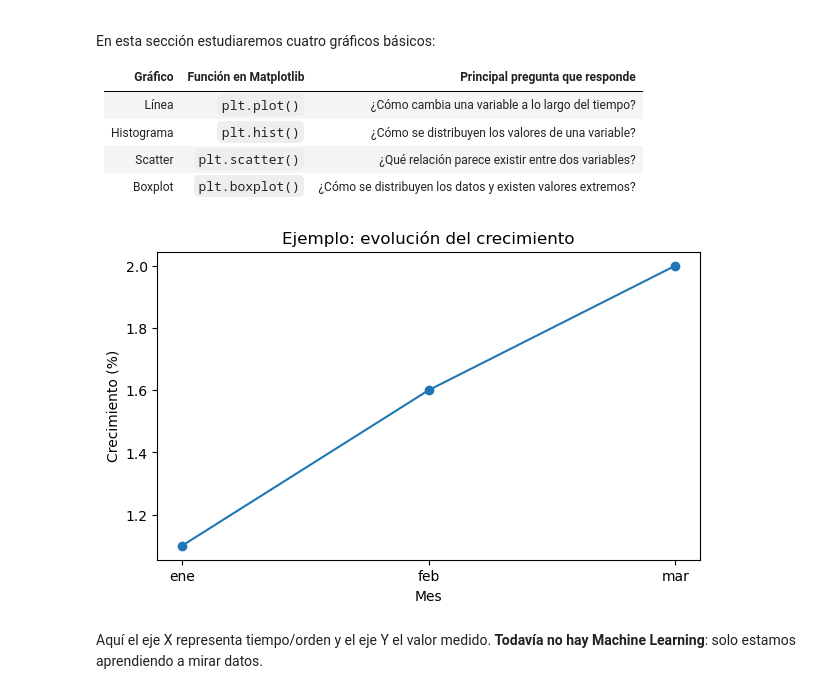
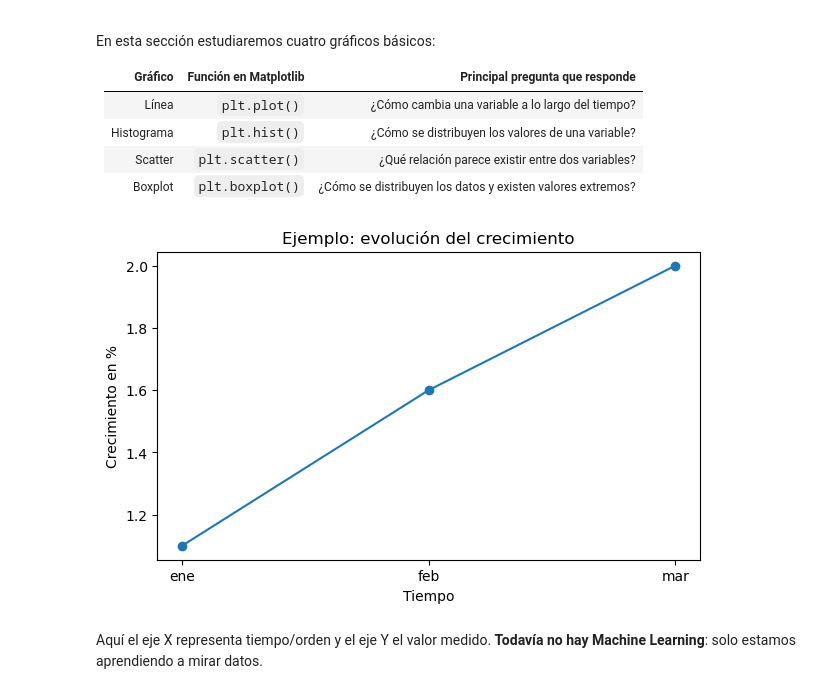
Before and after one commit to jonarosero/modulo-3-machine-learning-aplicado, a Jupyter notebook: notebooks/01_Dia1_Datos_y_Regresion.ipynb, the cells around one changed output. Drawn from its saved outputs; the diff is of its cells as text; code cells hidden in the pictures.

```diff
--- a/notebooks/01_Dia1_Datos_y_Regresion.ipynb
+++ b/notebooks/01_Dia1_Datos_y_Regresion.ipynb
@@ -190,7 +192,6 @@ En esta sección estudiaremos cuatro gráficos básicos:
 # figsize=(7, 4) indica el tamaño de la figura:
 # 7 pulgadas de ancho y 4 pulgadas de alto.
 plt.figure(figsize=(7, 4))
-
 
 # plt.plot() crea un gráfico de línea.
 #
@@ -198,36 +199,36 @@ plt.figure(figsize=(7, 4))
 # ejemplo['mes']
 #
 # El segundo argumento corresponde al eje Y:
 # ejemplo['crecimiento_pct']
 #
 # marker='o' agrega un círculo en cada observación
 # para poder distinguir los puntos originales de la línea.
 plt.plot(
     ejemplo['mes'],
     ejemplo['crecimiento_pct'],
     marker='o'
 )
 
 
 # Coloca el texto que describe el eje horizontal X.
 # En este caso, X representa el mes de observación.
-plt.xlabel('Mes')
+plt.xlabel('Tiempo')
 
 
 # Coloca el texto que describe el eje vertical Y.
 # En este caso, Y representa el porcentaje de crecimiento.
-plt.ylabel('Crecimiento (%)')
+plt.ylabel('Crecimiento en %')
 
 
 # Agrega un título en la parte superior del gráfico.
 # El título debería explicar brevemente qué estamos observando.
 plt.title('Ejemplo: evolución del crecimiento')
 
 
 # Muestra finalmente la figura que construimos.
 plt.show()
 # %% [output]
-[figure, old version]
+[figure, new version]
 # %% [markdown]
 Aquí el eje X representa tiempo/orden y el eje Y el valor medido. **Todavía no hay Machine Learning**: solo estamos aprendiendo a mirar datos.
 # %%
```
Also changed, not shown: parts of 28 cells of this notebook, 22 other files.
